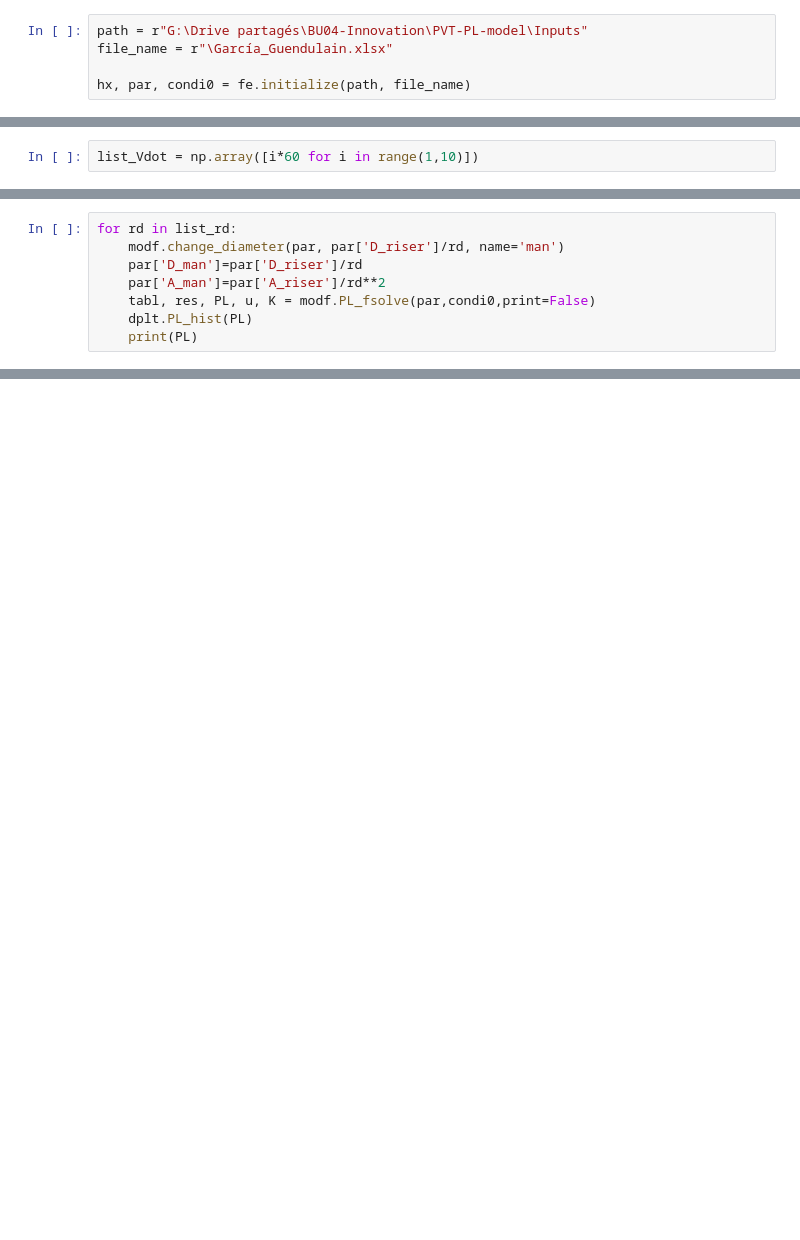
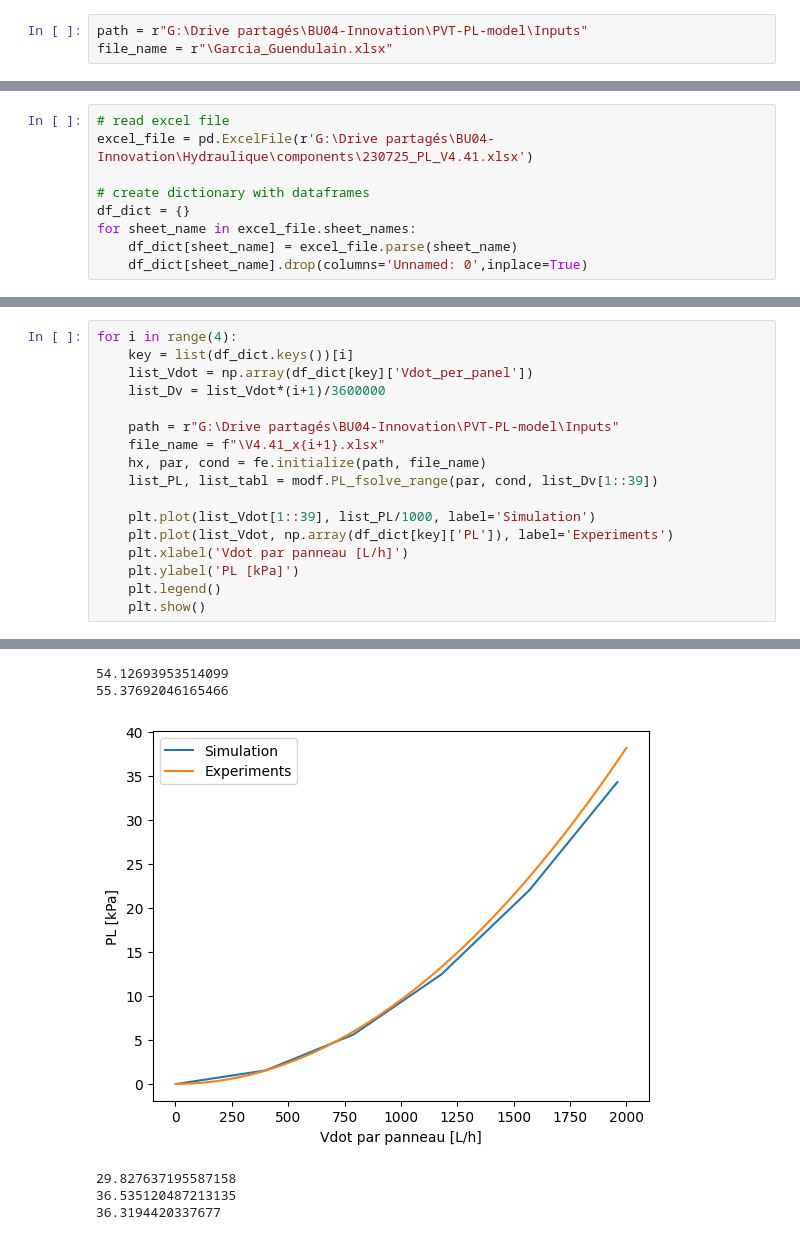
Before and after one commit to valentindelachaux/parallel-flow-distribution-pressure-loss, a Jupyter notebook: main.ipynb, the cells around one changed output, grey strips where cells are left out. Cells and saved outputs as stored; diff of their text form; blank space fills up the shorter version.

```diff
--- a/main.ipynb
+++ b/main.ipynb
@@ -37,6 +38,4 @@ import torch
 import torch_model as modto
 # %%
 path = r"G:\Drive partagés\BU04-Innovation\PVT-PL-model\Inputs"
-file_name = r"\García_Guendulain.xlsx"
-
-hx, par, condi0 = fe.initialize(path, file_name)
+file_name = r"\Garcia_Guendulain.xlsx"
@@ -68,2 +41,0 @@ dplt.beta_riser(tabl, axis=[0, 8, 0.108, 0.116])
-# %%
-list_Vdot = np.array([i*60 for i in range(1,10)])
@@ -73,8 +41,0 @@ dplt.PL_ratio(par,condi0,list_Vdot,list_rd)
-# %%
-for rd in list_rd:
-    modf.change_diameter(par, par['D_riser']/rd, name='man')
-    par['D_man']=par['D_riser']/rd
-    par['A_man']=par['A_riser']/rd**2
-    tabl, res, PL, u, K = modf.PL_fsolve(par,condi0,print=False)
-    dplt.PL_hist(PL)
-    print(PL)
@@ -90,0 +46,9 @@ plt.legend()
+# %%
+# read excel file
+excel_file = pd.ExcelFile(r'G:\Drive partagés\BU04-Innovation\Hydraulique\components\230725_PL_V4.41.xlsx')
+
+# create dictionary with dataframes
+df_dict = {}
+for sheet_name in excel_file.sheet_names:
+    df_dict[sheet_name] = excel_file.parse(sheet_name)
+    df_dict[sheet_name].drop(columns='Unnamed: 0',inplace=True)
@@ -90,0 +75,18 @@ plt.legend()
+# %%
+for i in range(4):
+    key = list(df_dict.keys())[i]
+    list_Vdot = np.array(df_dict[key]['Vdot_per_panel'])
+    list_Dv = list_Vdot*(i+1)/3600000
+
+    path = r"G:\Drive partagés\BU04-Innovation\PVT-PL-model\Inputs"
+    file_name = f"\V4.41_x{i+1}.xlsx"
+    hx, par, cond = fe.initialize(path, file_name)
+    list_PL, list_tabl = modf.PL_fsolve_range(par, cond, list_Dv[1::39])
+
+    plt.plot(list_Vdot[1::39], list_PL/1000, label='Simulation')
+    plt.plot(list_Vdot, np.array(df_dict[key]['PL']), label='Experiments')
+    plt.xlabel('Vdot par panneau [L/h]')
+    plt.ylabel('PL [kPa]')
+    plt.legend()
+    plt.show()
+# %% [output]
@@ -90,0 +99,6 @@ plt.legend()
+54.12693953514099
+55.37692046165466
+[figure, added]
+29.827637195587158
+36.535120487213135
+36.3194420337677
```
Also changed, not shown: parts of 18 cells of this notebook, 2 other files.
